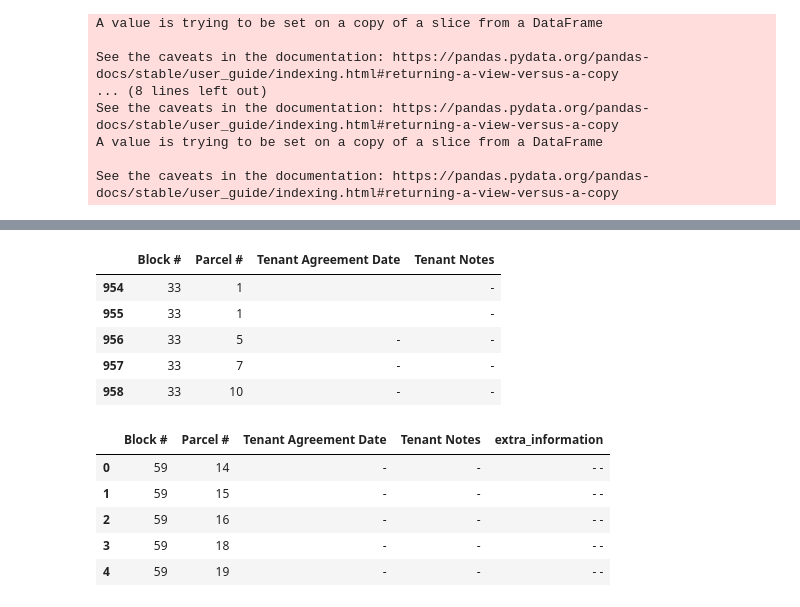
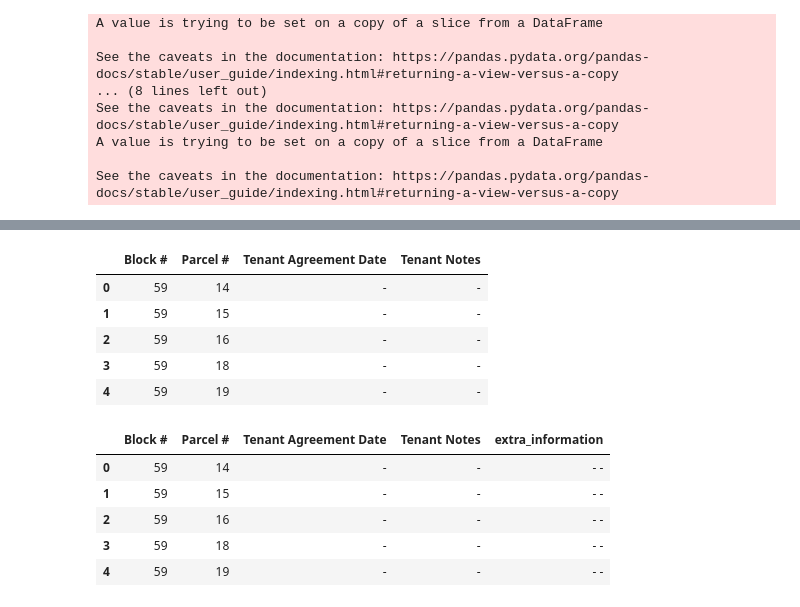
Before and after one commit to squeakyspacebar/urban-renewal-curation, a Jupyter notebook: python/Bez-Data-org.ipynb, the cells around one changed output, grey strips where cells are left out. Cells and saved outputs as stored; diff of their text form; code cells hidden in the pictures.

Commit message:
Tenant extra_info error

```diff
--- a/python/Bez-Data-org.ipynb
+++ b/python/Bez-Data-org.ipynb
@@ -1113,6 +1113,7 @@ def splitRowTenant(table):
         ##Saves current row
         row = table.iloc[i]
         date= row['Tenant Vacated Date'] if row['Tenant Vacated Date'] != "-" else ""
+        agree_date= str(row['Tenant Agreement Date']) if str(row['Tenant Agreement Date']) != "-" else ""
         parcel=row['Parcel #']
         block=row['Block #']
 #         money=row['Tenant Cost']
@@ -1123,7 +1124,7 @@ def splitRowTenant(table):
             tenants = row['Tenant Name'].split('\n')
             rents = row['Tenant Cost'].split('\n')
             roles = row['Previous Owner or Tenant'].split('\n')
-            agree_dates = row['Tenant Agreement Date'].split('\n')
+            agree_dates = str(row['Tenant Agreement Date']).split('\n')
             prev_role = ""
             prev_date = ""
 
@@ -1133,8 +1134,6 @@ def splitRowTenant(table):
 
                 newrow = row
                 newrow['Tenant Name'] = name_cleaner(tenants[d])
-                ##newrow['Tenant Cost'] = re.sub(r'[\$]', '', rents[d])
-                ## there is no value cost value that incudes $
 
                 try:
                     newrow['Previous Owner or Tenant']= roles[d]
@@ -1242,7 +1243,7 @@ tenant_notes= tenant[['Block #', 'Parcel #','Tenant Agreement Date', 'Tenant Not
     for i in range(len(table)):
         ##Saves current row
         row = table.iloc[i]
-        agreeDate= row['Tenant Agreement Date'] if row['Tenant Agreement Date'] != "-" else ""
+        agreeDate= str(row['Tenant Agreement Date']) if str(row['Tenant Agreement Date']) != "-" else ""
         note= row['Tenant Notes'] if row['Tenant Notes'] != "-" else ""
         parcel=row['Parcel #']
         block=row['Block #']
@@ -1269,14 +1270,14 @@ tenant_notes= tenant[['Block #', 'Parcel #','Tenant Agreement Date', 'Tenant Not
 # %%
 tenant_notes= noteTitle(tenant_notes)
 # %%
-tenant_notes.tail()
+tenant_notes.head()
 # %% [output]
 |  | Block # | Parcel # | Tenant Agreement Date | Tenant Notes |
-| 954 | 33 | 1 |  | - |
-| 955 | 33 | 1 |  | - |
-| 956 | 33 | 5 | - | - |
-| 957 | 33 | 7 | - | - |
-| 958 | 33 | 10 | - | - |
+| 0 | 59 | 14 | - | - |
+| 1 | 59 | 15 | - | - |
+| 2 | 59 | 16 | - | - |
+| 3 | 59 | 18 | - | - |
+| 4 | 59 | 19 | - | - |
 # %%
 tenant_notes["extra_information"] = tenant_notes["Tenant Agreement Date"] +" "+ tenant_notes["Tenant Notes"]
 # %%
```
Also changed, not shown: parts of 23 cells of this notebook.
